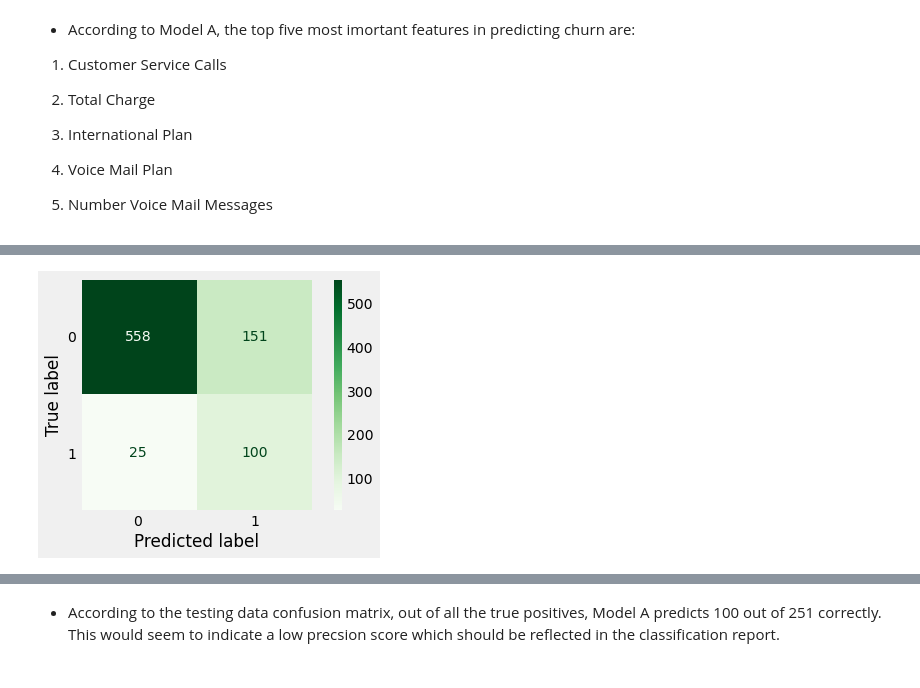
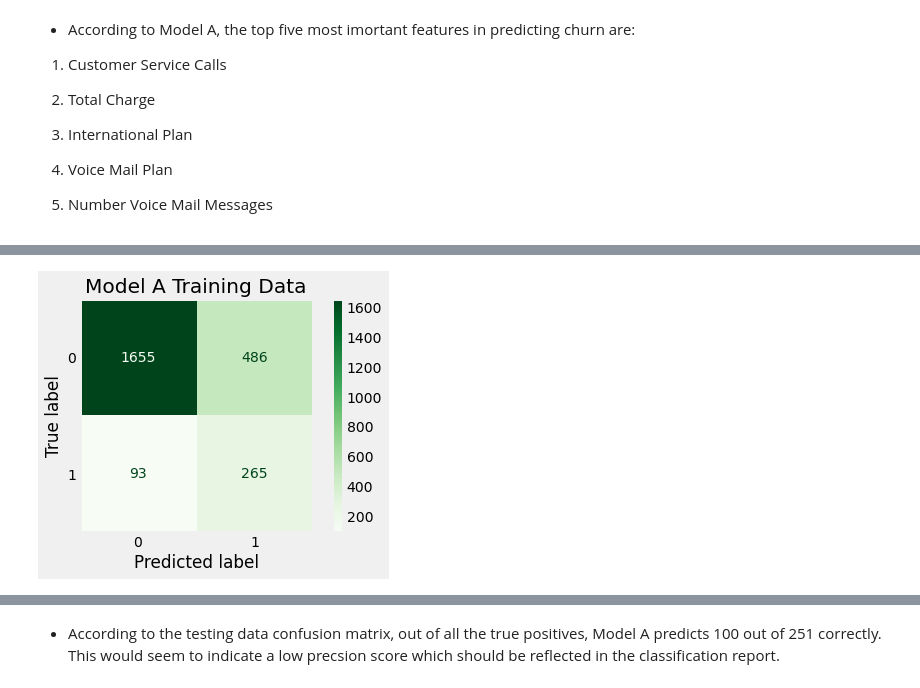
Before and after one commit to jmg0144/Customer-Churn-Classification-Analysis, a Jupyter notebook: SyriaTel-Customer-Churn-Analysis.ipynb, the cells around one changed output, grey strips where cells are left out. Cells and saved outputs as stored; diff of their text form; code cells hidden in the pictures.

```diff
--- a/SyriaTel-Customer-Churn-Analysis.ipynb
+++ b/SyriaTel-Customer-Churn-Analysis.ipynb
@@ -598,6 +576,9 @@ plt.grid(False)
-# %%
-#Confusion matrix showing results of testing data
-plot_confusion_matrix(model_a, X_test_scaled_a, y_test_lb, cmap='Greens')
-plt.grid(False)
-# %% [output]
-[figure, removed]
+# %%
+def confusion_matrix(model, data, y, title):
+    plot_confusion_matrix(model, data, y, cmap='Greens')
+    plt.title(title)
+    plt.grid(False)
+# %%
+confusion_matrix(model_a, X_train_scaled_a, y_train_lb, 'Model A Training Data')
+# %% [output]
+[figure, added]
```
Also changed, not shown: parts of 19 cells of this notebook.
